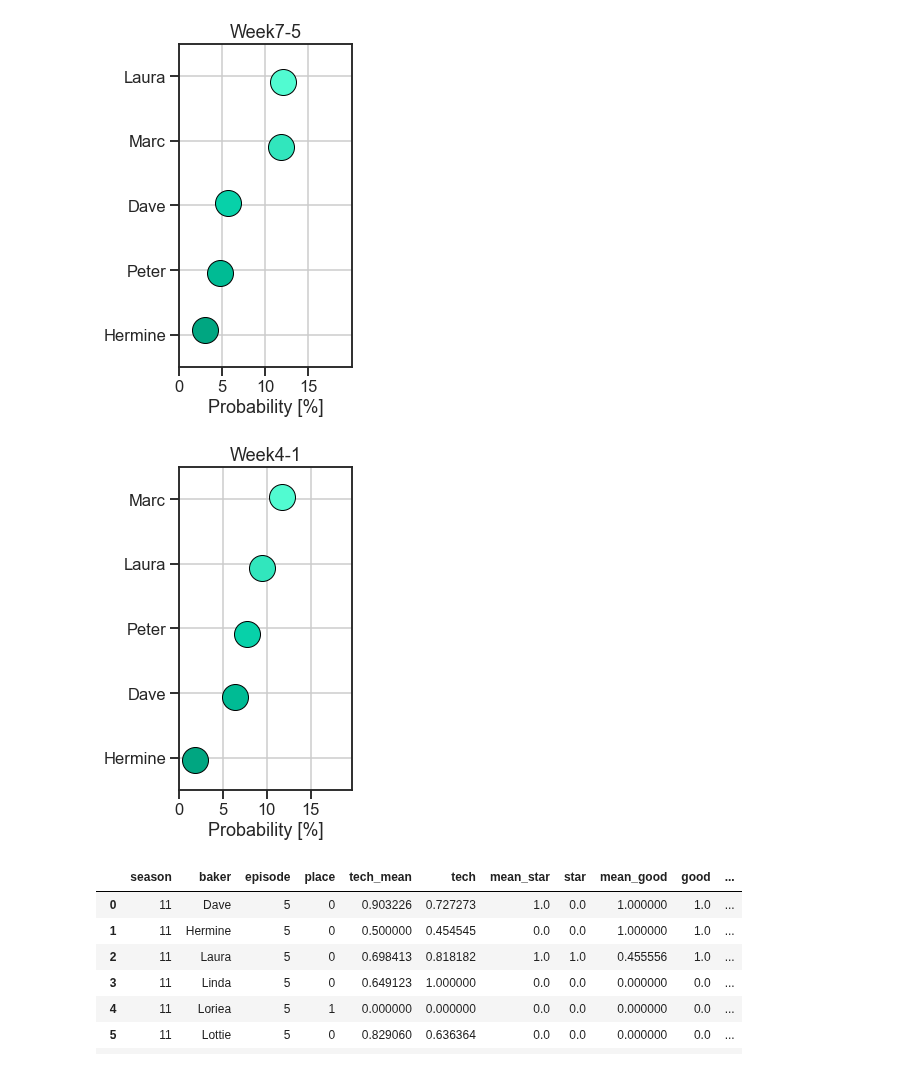
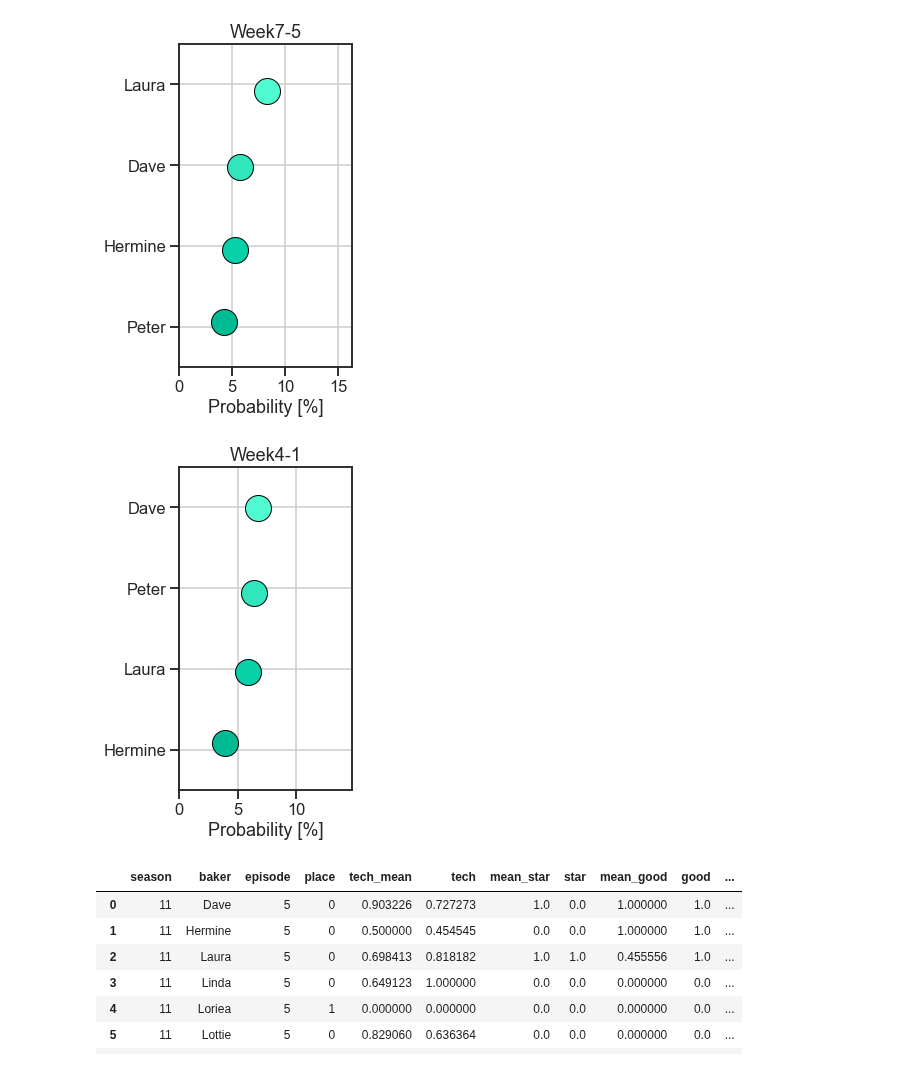
Before and after one commit to dantaki/DeepBake, a Jupyter notebook: NOTEBOOKS/S11/running_predictions_plots.ipynb, the cells around one changed output. Saved outputs shown, nothing was run; the diff lists cells and outputs as text; code cells hidden in the pictures.

```diff
--- a/NOTEBOOKS/S11/running_predictions_plots.ipynb
+++ b/NOTEBOOKS/S11/running_predictions_plots.ipynb
@@ -14,7 +14,7 @@ warnings.simplefilter("ignore")
 from datetime import datetime
 def timestamp(): return datetime.today().strftime('%Y%m%d')
 # %%
-E=8
+E=9
 df = pd.read_csv("deepbake_s11.week{}_preditions.txt".format(E),sep="\t")
 df.head(20)
 # %% [output]
@@ -34,7 +34,7 @@ df.head(20)
 # %%
 pred = ['finalist','top3','thirdforth','fifthseventh','bottom']
 labs = ['Winner','Finalist','Week9-8','Week7-5','Week4-1']
-losers = ['Loriea','Mak','Rowan','Sura','Linda','Mark','Lottie']
+losers = ['Loriea','Mak','Rowan','Sura','Linda','Mark','Lottie','Marc']
 pal=['#002100', '#003217', '#004328', '#005638', '#006949', '#007d5b', '#00916d', '#00a681', '#00bb94', '#07d1a9', '#31e6bd', '#51fbd1']
 pal=list(reversed(pal))
 for i,p in enumerate(pred):
@@ -69,5 +69,5 @@ for i,p in enumerate(pred):
-[figure, old version]
+[figure, new version]
-[figure, old version]
+[figure, new version]
 # %%
 df = pd.concat(
     [
```
Also changed, not shown: parts of 2 cells of this notebook, 23 other files.
